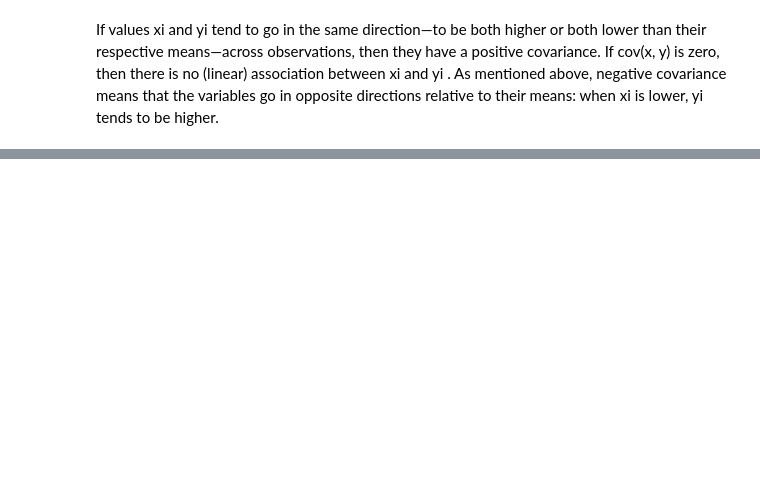
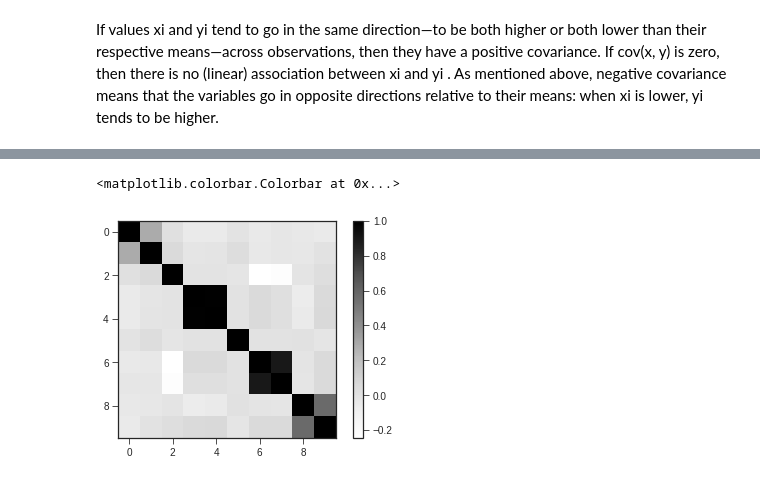
Before and after one commit to rohailkhan/Marketing_analytics, a Jupyter notebook: 4_Marketing_and_Research.ipynb, the cells around one changed output, grey strips where cells are left out. Saved outputs shown, nothing was run; the diff lists cells and outputs as text; code cells hidden in the pictures; blank space fills up the shorter version.

```diff
--- a/4_Marketing_and_Research.ipynb
+++ b/4_Marketing_and_Research.ipynb
@@ -416,0 +628,6 @@ xi is lower, yi tends to be higher.
+# %%
+plt.imshow(cust_df.corr())
+plt.colorbar()
+# %% [output]
+<matplotlib.colorbar.Colorbar at 0x...>
+[figure, added]
```
Also changed, not shown: parts of 37 cells of this notebook.
